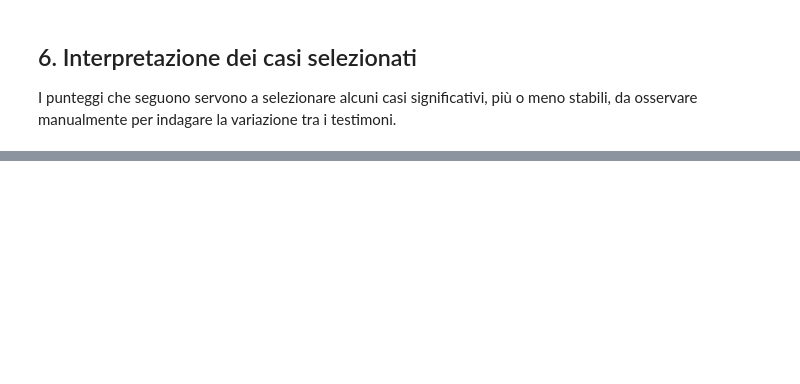
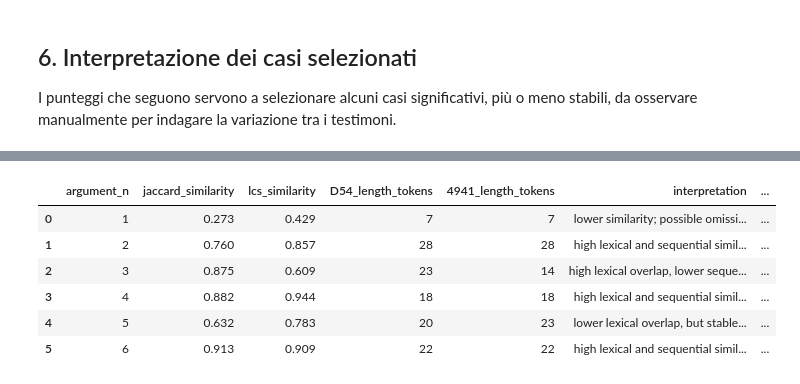
Before and after one commit to 892661/Computational-Philology-Project, a Jupyter notebook: notebooks/textual_variation_workflow.ipynb, the cells around one changed output, grey strips where cells are left out. Cells and saved outputs as stored; diff of their text form; code cells hidden in the pictures; blank space fills up the shorter version.

```diff
--- a/notebooks/textual_variation_workflow.ipynb
+++ b/notebooks/textual_variation_workflow.ipynb
@@ -392,0 +446,25 @@ files.download("comparison_by_segment.csv")
+# %%
+levenshtein_rows = []
+
+for argument_n in sorted(df_segments["argument_n"].unique(), key=int):
+
+    d54_text = df_segments[
+        (df_segments["witness"] == "wit_D54") &
+        (df_segments["argument_n"] == argument_n)
+    ]["text_normalized"].iloc[0]
+
+    wien_text = df_segments[
+        (df_segments["witness"] == "wit_4941") &
+        (df_segments["argument_n"] == argument_n)
+    ]["text_normalized"].iloc[0]
+
+    distance, similarity = normalized_levenshtein_similarity(d54_text, wien_text)
+
+    levenshtein_rows.append({
+        "argument_n": argument_n,
+        "levenshtein_distance": distance,
+        "levenshtein_similarity": round(similarity, 3)
+    })
+
+df_levenshtein = pd.DataFrame(levenshtein_rows)
+df_levenshtein
@@ -392,0 +479,16 @@ files.download("comparison_by_segment.csv")
+# %%
+df_similarity_extended = df_similarity.merge(
+    df_levenshtein,
+    on="argument_n",
+    how="left"
+)
+
+df_similarity_extended
+# %% [output]
+|  | argument_n | jaccard_similarity | lcs_similarity | D54_length_tokens | 4941_length_tokens | interpretation | ... |
+| 0 | 1 | 0.273 | 0.429 | 7 | 7 | lower similarity; possible omissi... | ... |
+| 1 | 2 | 0.760 | 0.857 | 28 | 28 | high lexical and sequential simil... | ... |
+| 2 | 3 | 0.875 | 0.609 | 23 | 14 | high lexical overlap, lower seque... | ... |
+| 3 | 4 | 0.882 | 0.944 | 18 | 18 | high lexical and sequential simil... | ... |
+| 4 | 5 | 0.632 | 0.783 | 20 | 23 | lower lexical overlap, but stable... | ... |
+| 5 | 6 | 0.913 | 0.909 | 22 | 22 | high lexical and sequential simil... | ... |
```
Also changed, not shown: parts of 22 cells of this notebook.
